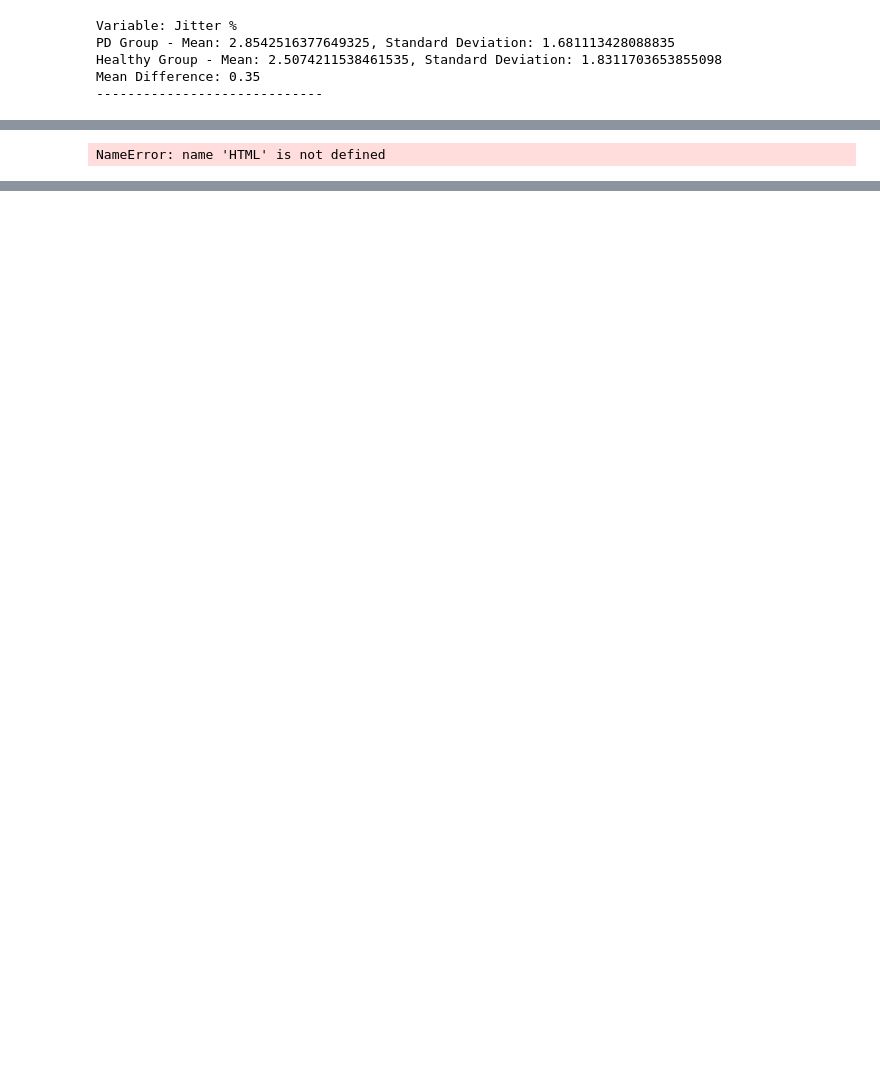
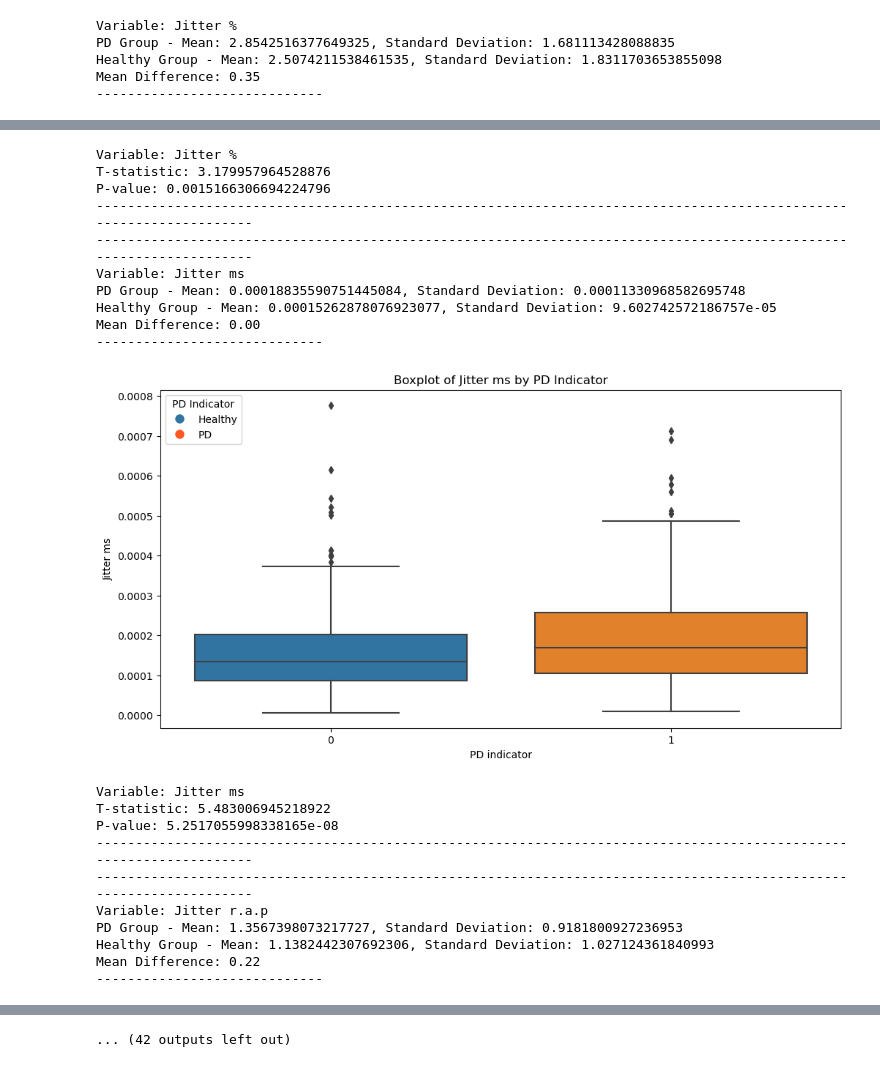
Before and after one commit to bibekdhakal/parkison-disease-stat, a Jupyter notebook: parkinson.ipynb, the cells around one changed output, grey strips where cells are left out. Saved outputs shown, nothing was run; the diff lists cells and outputs as text; code cells hidden in the pictures; blank space fills up the shorter version.

Commit message:
Mean difference

```diff
--- a/parkinson.ipynb
+++ b/parkinson.ipynb
@@ -24,11 +24,17 @@ salientVariables = [
     'Voice (degree of breaks)'
 ]
 
+# salientVariables = data.drop(['Subject identifier', 'UPDRS', 'PD indicator'], axis=1)
+
+mean_diff = {}
+
 # Iterate through each variable
 for variable in salientVariables:
     # Create a custom legend inside the loop
     cmap = sns.color_palette(["#3274a1", "#FF5722"])  # Green for healthy, Orange for PD
     legend_labels = {0: 'Healthy', 1: 'PD'}
+
+    data['PD indicator'] = data['PD indicator'].astype(int)
 
     # Separate data into Parkinson's Disease (PD) and healthy groups
     pdGroup = data[data['PD indicator'] == 1]
@@ -44,6 +50,7 @@ for variable in salientVariables:
 
      # Calculate the difference between PD and Healthy group means
     mean_difference = pdMean - healthyMean
+    mean_diff[variable] = mean_difference
 
     # Print mean and standard deviation for both groups
     print(f"Variable: {variable}")
@@ -69,39 +76,55 @@ for variable in salientVariables:
     common_legend = plt.legend(handles=legend_handles, title="PD Indicator", loc='upper left')
     plt.show()
 
     # Perform a t-test for means comparison
     t_statistic, p_value = stats.ttest_ind(pdGroup[variable], healthyGroup[variable])
     print(f"Variable: {variable}")
     print(f"T-statistic: {t_statistic}")
     print(f"P-value: {p_value}")
-
-    # Calculate Cohen's d effect size
-    pdMean = pdGroup[variable].mean()
-    healthyMean = healthyGroup[variable].mean()
-    pdStd = pdGroup[variable].std()
-    healthyStd = healthyGroup[variable].std()
-#     effectSize = (pdMean - healthyMean) / ((pdStd + healthyStd) / 2)
-#     print(f"Effect Size (Cohen's d): {effectSize}")
     print('\x1b[1;31m'+'--------------------------------------------------------------------------------------------------------------------'+'\x1b[0m')
     print('\x1b[1;31m'+'--------------------------------------------------------------------------------------------------------------------'+'\x1b[0m')
 
 
 # Select relevant columns for correlation analysis
 selectedData = data[salientVariables]
 
 # Calculate correlation matrix
 correlationMatrix = selectedData.corr()
 
 # Create a heatmap to visualize correlations
 plt.figure(figsize=(12, 10))
 sns.heatmap(correlationMatrix, annot=True, cmap='coolwarm', center=0)
 plt.title("Correlation Heatmap of Salient Variables")
 plt.show()
+
+print('Mean differences between PD and Healthy with respective to salient variabels')
+for variable, mean_difference in mean_diff.items():
+    print(f"{variable}: {mean_difference}")
 # %% [output]
 Variable: Jitter %
 PD Group - Mean: 2.8542516377649325, Standard Deviation: 1.681113428088835
 Healthy Group - Mean: 2.5074211538461535, Standard Deviation: 1.8311703653855098
 Mean Difference: 0.35
 -----------------------------
 [figure]
-NameError: name 'HTML' is not defined
+Variable: Jitter %
+T-statistic: 3.179957964528876
+P-value: 0.0015166306694224796
+--------------------------------------------------------------------------------------------------------------------
+--------------------------------------------------------------------------------------------------------------------
+Variable: Jitter ms
+PD Group - Mean: 0.00018835590751445084, Standard Deviation: 0.00011330968582695748
+Healthy Group - Mean: 0.00015262878076923077, Standard Deviation: 9.602742572186757e-05
+Mean Difference: 0.00
+-----------------------------
+[figure, added]
+Variable: Jitter ms
+T-statistic: 5.483006945218922
+P-value: 5.2517055998338165e-08
+--------------------------------------------------------------------------------------------------------------------
+--------------------------------------------------------------------------------------------------------------------
+Variable: Jitter r.a.p
+PD Group - Mean: 1.3567398073217727, Standard Deviation: 0.9181800927236953
+Healthy Group - Mean: 1.1382442307692306, Standard Deviation: 1.027124361840993
+Mean Difference: 0.22
+-----------------------------
@@ -107,0 +165 @@ NameError: name 'HTML' is not defined
+... (42 outputs left out)
```
Also changed, not shown: parts of 1 cell of this notebook.
